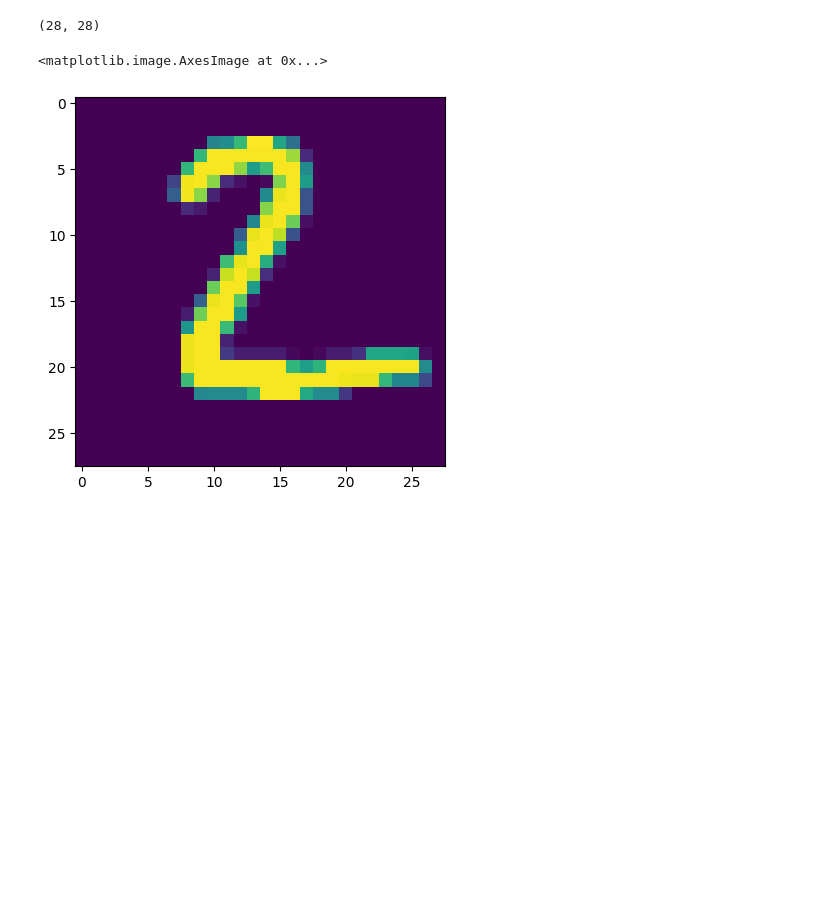
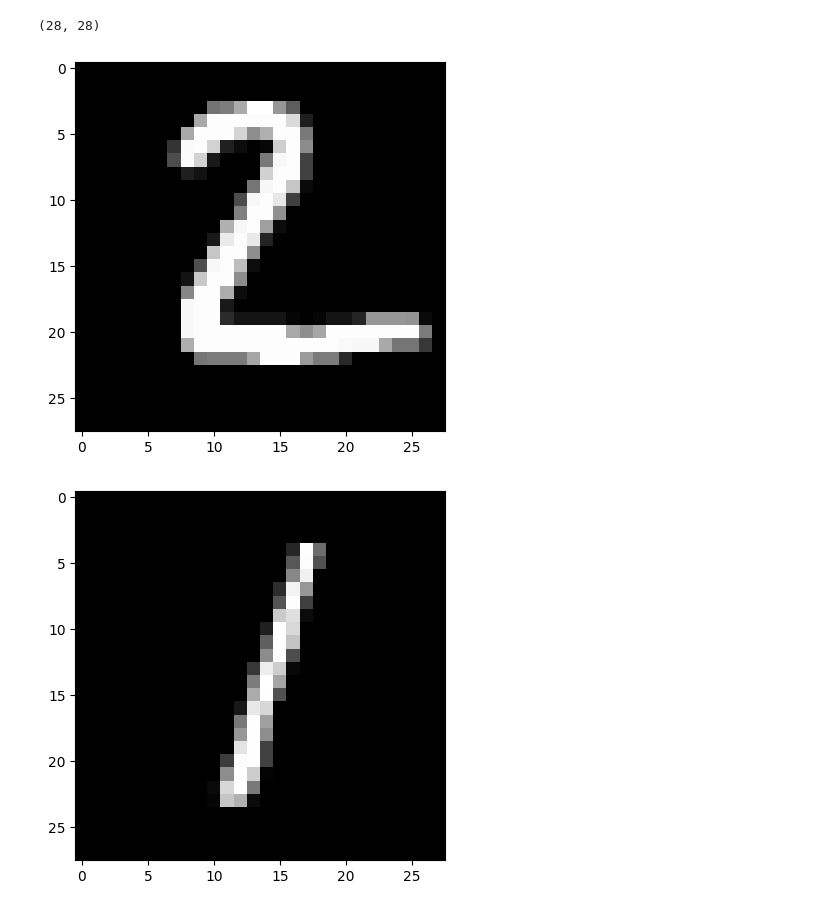
Before and after one commit to wasikjakub/machine-learning-classes-2, a Jupyter notebook: lab-1.ipynb, the cells around one changed output. Saved outputs shown, nothing was run; the diff lists cells and outputs as text; code cells hidden in the pictures; blank space fills up the shorter version.

```diff
--- a/lab-1.ipynb
+++ b/lab-1.ipynb
@@ -25,8 +22,10 @@ print(test_labels.shape)
 print(test_images[1].shape)
 # %% [output]
 (28, 28)
-# %%
-plt.imshow(test_images[1])
-# %% [output]
-<matplotlib.image.AxesImage at 0x...>
-[figure, removed]
+# %%
+for i in range(1, 6):
+    plt.figure()
+    plt.imshow(test_images[i], cmap='grey')
+# %% [output]
+[figure, added]
+[figure, added]
```
Also changed, not shown: parts of 10 cells of this notebook.
